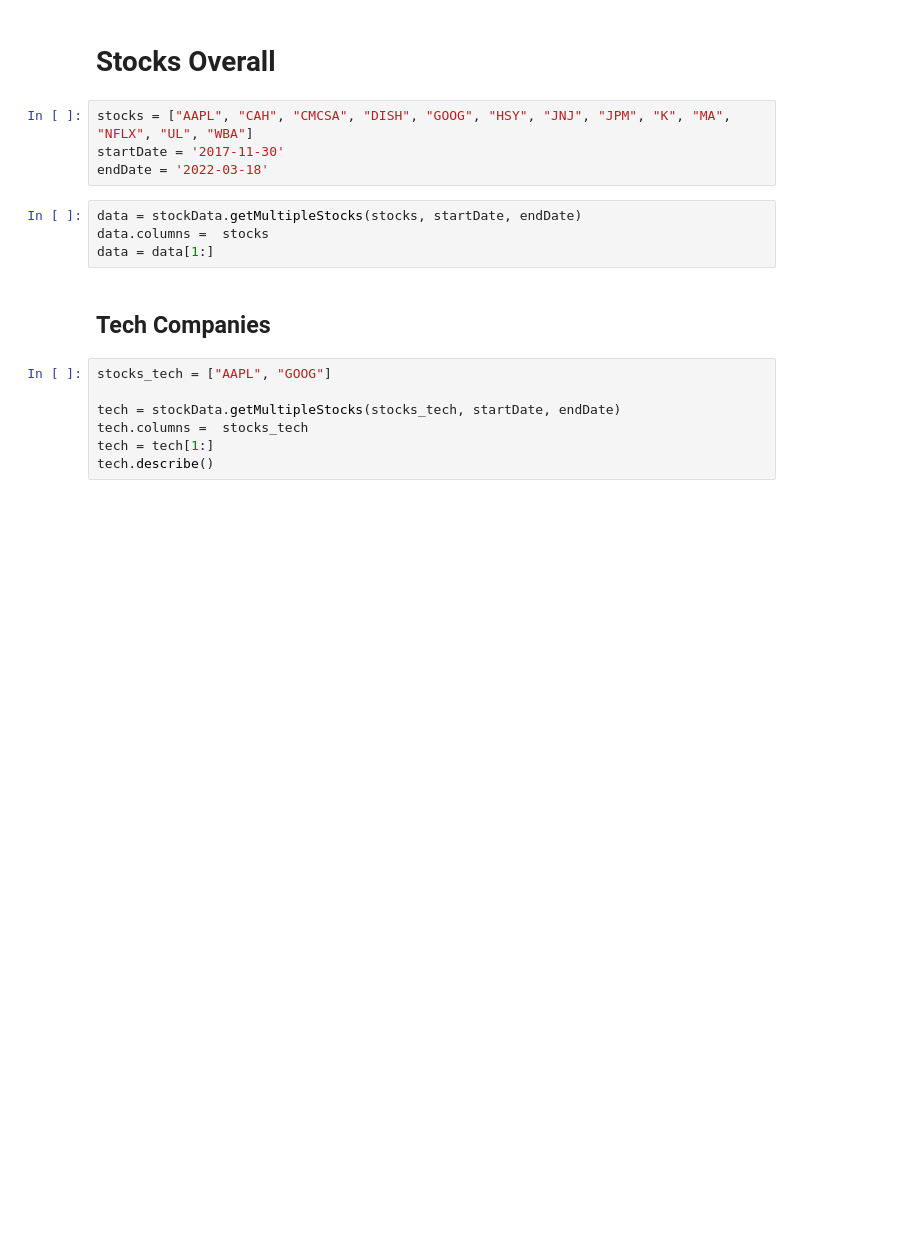
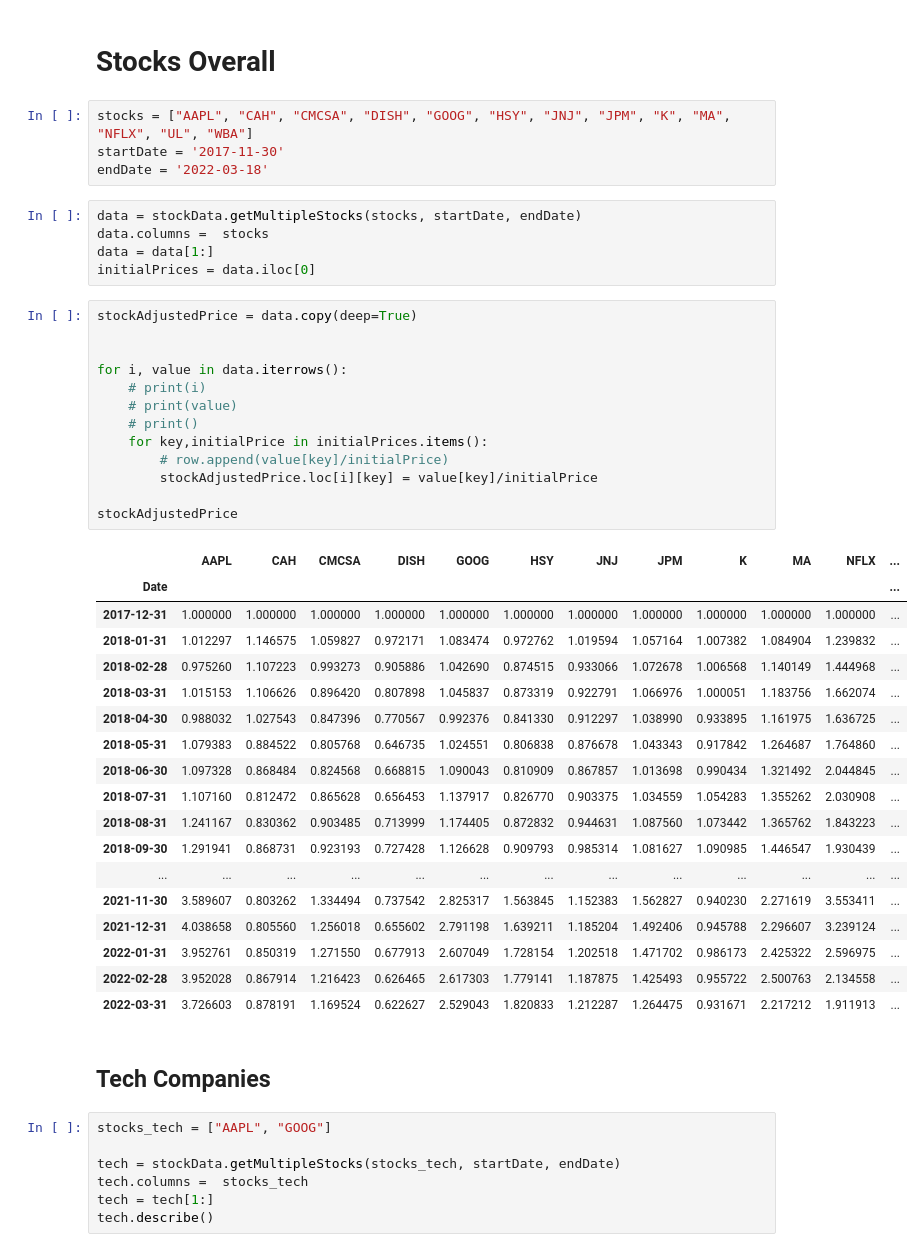
Before and after one commit to Royleong31/Stock-Portfolio-Optimiser, a Jupyter notebook: EDA/stocks.ipynb, the cells around one changed output. Saved outputs shown, nothing was run; the diff lists cells and outputs as text; blank space fills up the shorter version.

```diff
--- a/EDA/stocks.ipynb
+++ b/EDA/stocks.ipynb
@@ -20,6 +20,39 @@ endDate = '2022-03-18'
 data = stockData.getMultipleStocks(stocks, startDate, endDate)
 data.columns =  stocks
 data = data[1:]
+initialPrices = data.iloc[0]
+# %%
+stockAdjustedPrice = data.copy(deep=True)
+
+
+for i, value in data.iterrows():
+    # print(i)
+    # print(value)
+    # print()
+    for key,initialPrice in initialPrices.items():
+        # row.append(value[key]/initialPrice)
+        stockAdjustedPrice.loc[i][key] = value[key]/initialPrice
+
+stockAdjustedPrice
+# %% [output]
+|  | AAPL | CAH | CMCSA | DISH | GOOG | HSY | JNJ | JPM | K | MA | NFLX | ... |
+| Date |  |  |  |  |  |  |  |  |  |  |  | ... |
+| 2017-12-31 | 1.000000 | 1.000000 | 1.000000 | 1.000000 | 1.000000 | 1.000000 | 1.000000 | 1.000000 | 1.000000 | 1.000000 | 1.000000 | ... |
+| 2018-01-31 | 1.012297 | 1.146575 | 1.059827 | 0.972171 | 1.083474 | 0.972762 | 1.019594 | 1.057164 | 1.007382 | 1.084904 | 1.239832 | ... |
+| 2018-02-28 | 0.975260 | 1.107223 | 0.993273 | 0.905886 | 1.042690 | 0.874515 | 0.933066 | 1.072678 | 1.006568 | 1.140149 | 1.444968 | ... |
+| 2018-03-31 | 1.015153 | 1.106626 | 0.896420 | 0.807898 | 1.045837 | 0.873319 | 0.922791 | 1.066976 | 1.000051 | 1.183756 | 1.662074 | ... |
+| 2018-04-30 | 0.988032 | 1.027543 | 0.847396 | 0.770567 | 0.992376 | 0.841330 | 0.912297 | 1.038990 | 0.933895 | 1.161975 | 1.636725 | ... |
+| 2018-05-31 | 1.079383 | 0.884522 | 0.805768 | 0.646735 | 1.024551 | 0.806838 | 0.876678 | 1.043343 | 0.917842 | 1.264687 | 1.764860 | ... |
+| 2018-06-30 | 1.097328 | 0.868484 | 0.824568 | 0.668815 | 1.090043 | 0.810909 | 0.867857 | 1.013698 | 0.990434 | 1.321492 | 2.044845 | ... |
+| 2018-07-31 | 1.107160 | 0.812472 | 0.865628 | 0.656453 | 1.137917 | 0.826770 | 0.903375 | 1.034559 | 1.054283 | 1.355262 | 2.030908 | ... |
+| 2018-08-31 | 1.241167 | 0.830362 | 0.903485 | 0.713999 | 1.174405 | 0.872832 | 0.944631 | 1.087560 | 1.073442 | 1.365762 | 1.843223 | ... |
+| 2018-09-30 | 1.291941 | 0.868731 | 0.923193 | 0.727428 | 1.126628 | 0.909793 | 0.985314 | 1.081627 | 1.090985 | 1.446547 | 1.930439 | ... |
+| ... | ... | ... | ... | ... | ... | ... | ... | ... | ... | ... | ... | ... |
+| 2021-11-30 | 3.589607 | 0.803262 | 1.334494 | 0.737542 | 2.825317 | 1.563845 | 1.152383 | 1.562827 | 0.940230 | 2.271619 | 3.553411 | ... |
+| 2021-12-31 | 4.038658 | 0.805560 | 1.256018 | 0.655602 | 2.791198 | 1.639211 | 1.185204 | 1.492406 | 0.945788 | 2.296607 | 3.239124 | ... |
+| 2022-01-31 | 3.952761 | 0.850319 | 1.271550 | 0.677913 | 2.607049 | 1.728154 | 1.202518 | 1.471702 | 0.986173 | 2.425322 | 2.596975 | ... |
+| 2022-02-28 | 3.952028 | 0.867914 | 1.216423 | 0.626465 | 2.617303 | 1.779141 | 1.187875 | 1.425493 | 0.955722 | 2.500763 | 2.134558 | ... |
+| 2022-03-31 | 3.726603 | 0.878191 | 1.169524 | 0.622627 | 2.529043 | 1.820833 | 1.212287 | 1.264475 | 0.931671 | 2.217212 | 1.911913 | ... |
 # %% [markdown]
 ## Tech Companies
 # %%
```
Also changed, not shown: parts of 3 cells of this notebook.
